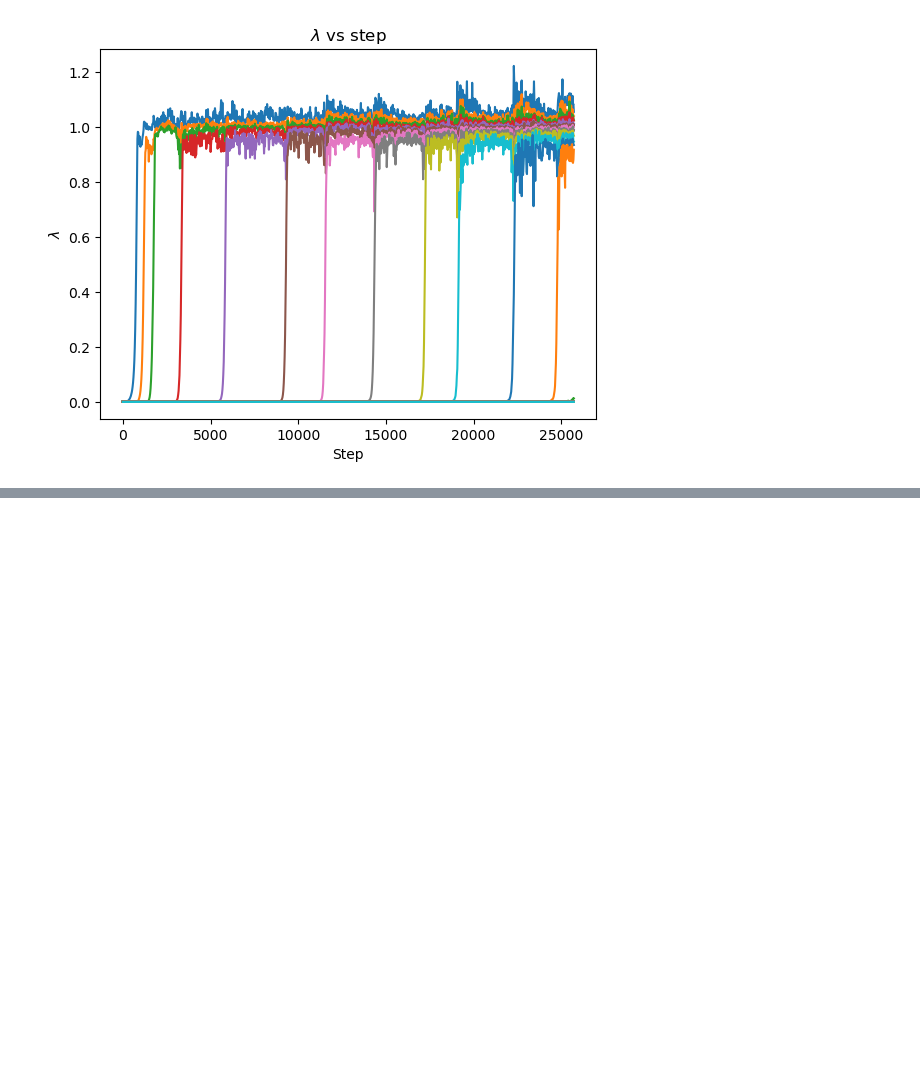
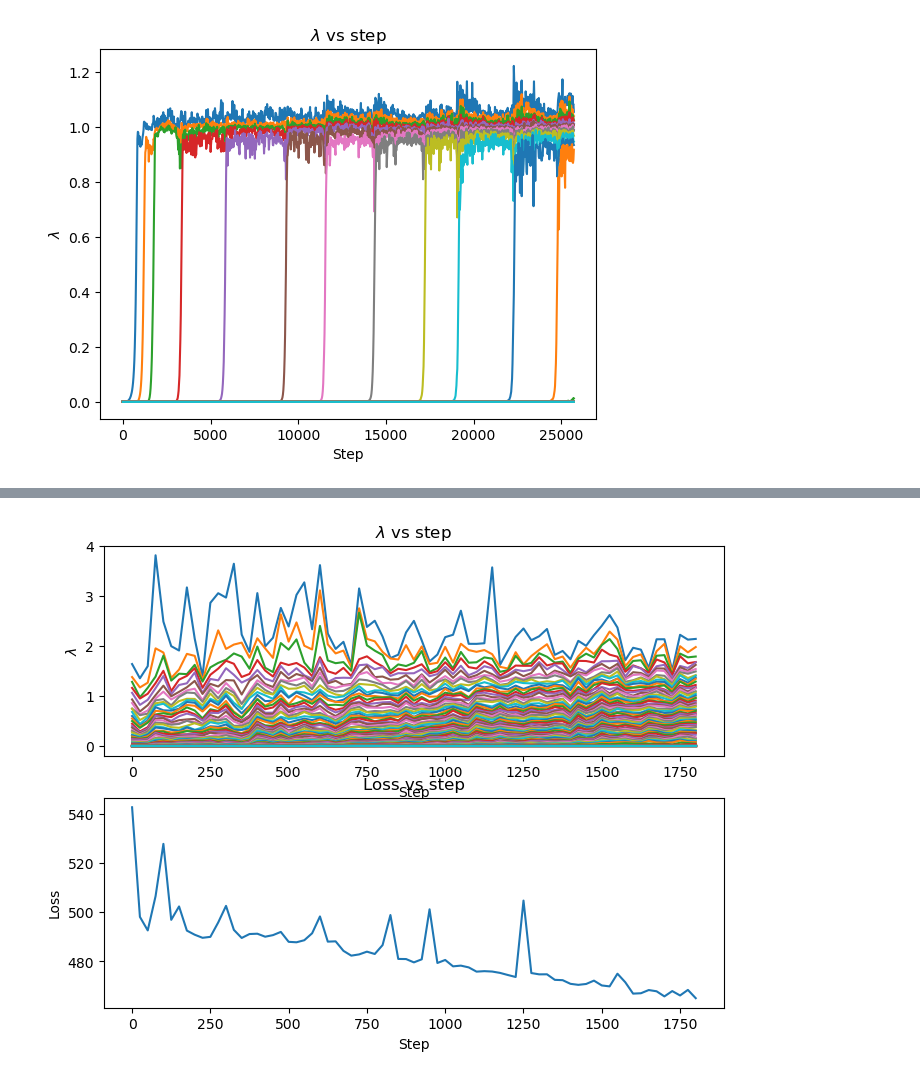
Before and after one commit to DGeisz/CodeX, a Jupyter notebook: Contrastive Learning/plotzzzz.ipynb, the cells around one changed output, grey strips where cells are left out. Saved outputs shown, nothing was run; the diff lists cells and outputs as text; code cells hidden in the pictures; blank space fills up the shorter version.

```diff
--- a/Contrastive Learning/plotzzzz.ipynb
+++ b/Contrastive Learning/plotzzzz.ipynb
@@ -5,5 +6,2 @@ import numpy as np
 
 from matplotlib.pyplot import figure
-# %%
-with open("./checkpoint/eigen.txt") as f:
-    lines = f.readlines()
@@ -245,0 +244,4 @@ plot_eigen_loss("sqrt_no_norm")
+# %%
+plot_eigen_loss("no_sqrt_no_norm_high_init", first=10)
+# %% [output]
+[figure, added]
```
Also changed, not shown: parts of 7 cells of this notebook, 9 other files.
